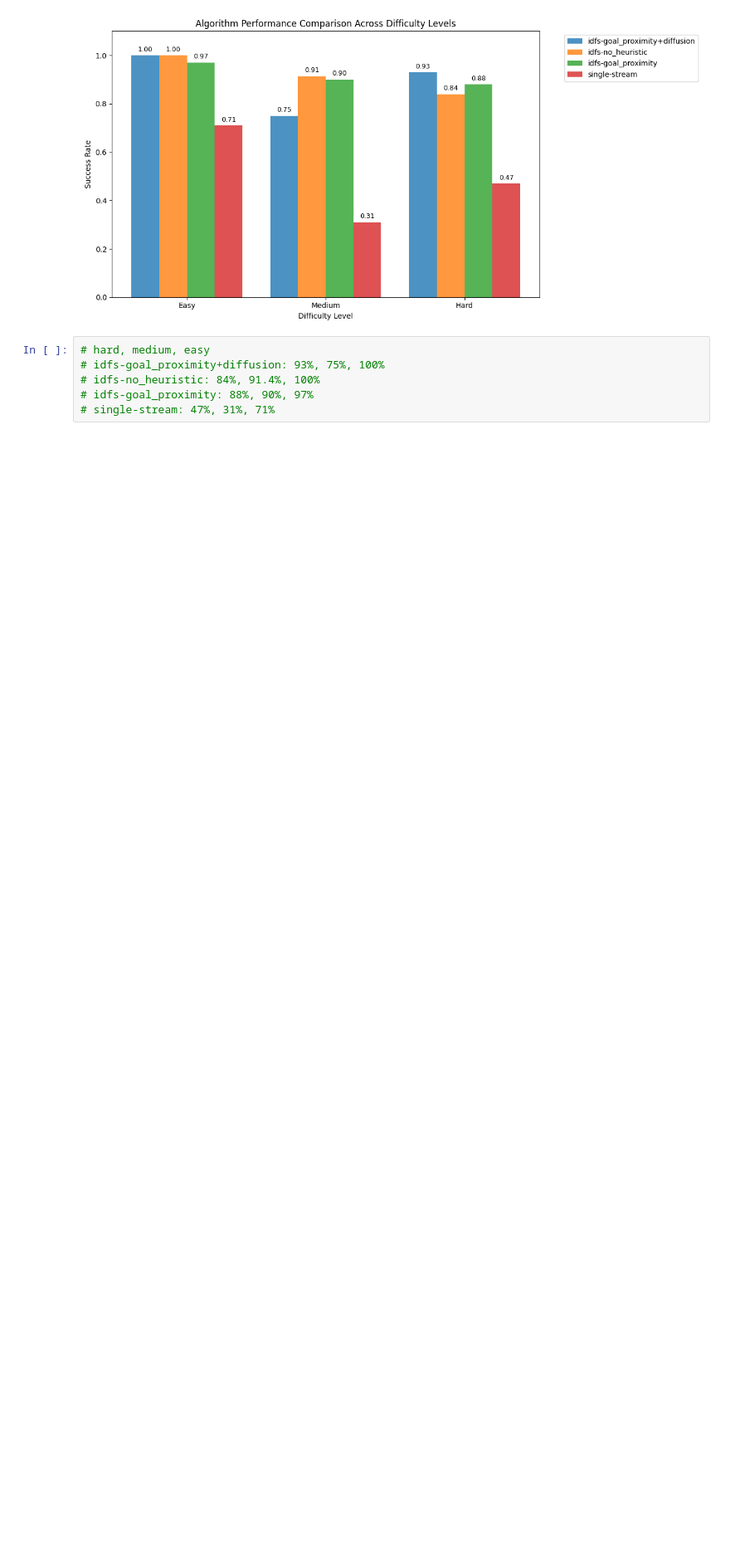
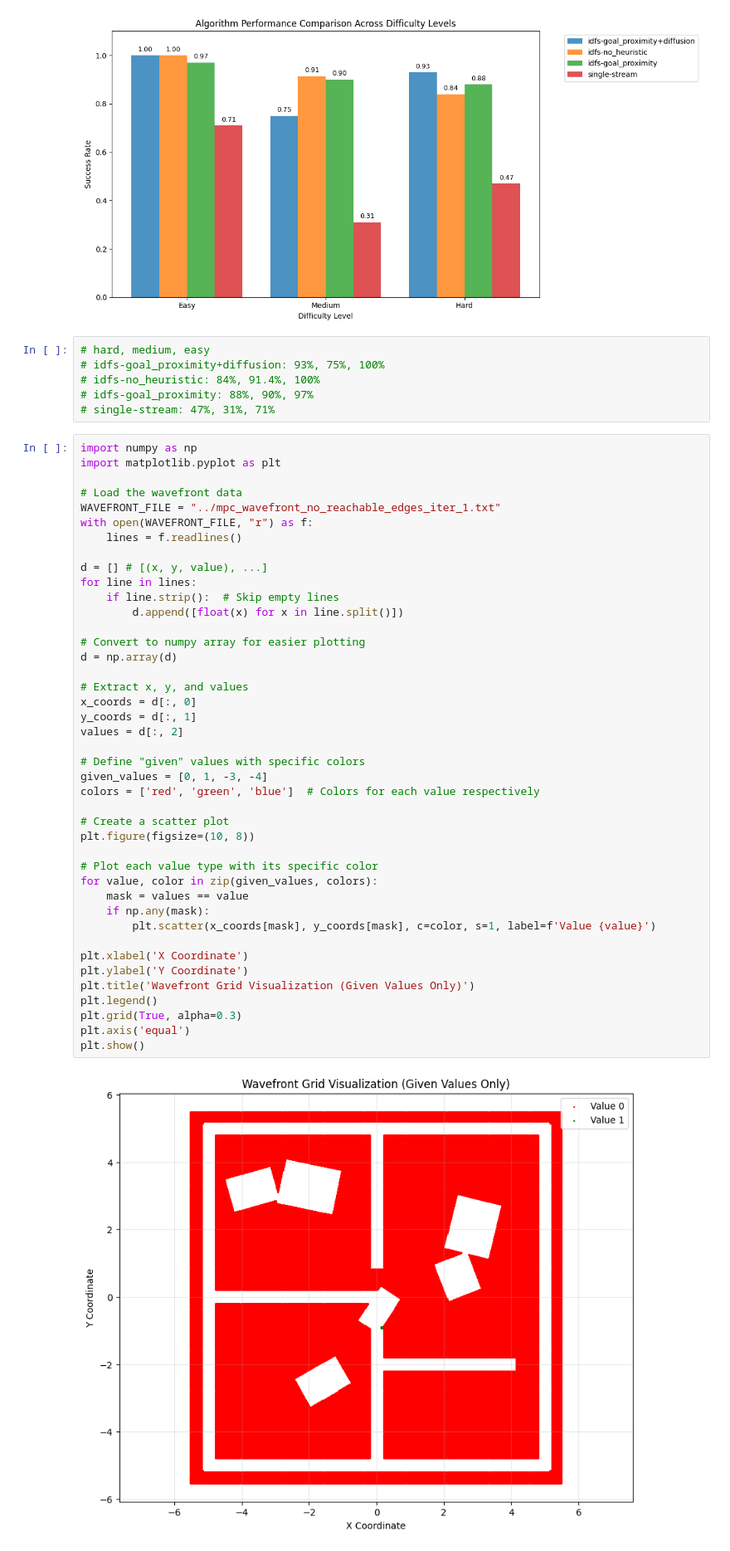
Before and after one commit to dhruvmetha/namo_cpp, a Jupyter notebook: notebooks/data.ipynb, the cells around one changed output. Shown at 83% size. Saved outputs shown, nothing was run; the diff lists cells and outputs as text; blank space fills up the shorter version.

```diff
--- a/notebooks/data.ipynb
+++ b/notebooks/data.ipynb
@@ -781,3 +781,47 @@ plt.show()
 # idfs-no_heuristic: 84%, 91.4%, 100%
 # idfs-goal_proximity: 88%, 90%, 97%
 # single-stream: 47%, 31%, 71%
+# %%
+import numpy as np
+import matplotlib.pyplot as plt
+
+# Load the wavefront data
+WAVEFRONT_FILE = "../mpc_wavefront_no_reachable_edges_iter_1.txt"
+with open(WAVEFRONT_FILE, "r") as f:
+    lines = f.readlines()
+
+d = [] # [(x, y, value), ...]
+for line in lines:
+    if line.strip():  # Skip empty lines
+        d.append([float(x) for x in line.split()])
+
+# Convert to numpy array for easier plotting
+d = np.array(d)
+
+# Extract x, y, and values
+x_coords = d[:, 0]
+y_coords = d[:, 1]
+values = d[:, 2]
+
+# Define "given" values with specific colors
+given_values = [0, 1, -3, -4]
+colors = ['red', 'green', 'blue']  # Colors for each value respectively
+
+# Create a scatter plot
+plt.figure(figsize=(10, 8))
+
+# Plot each value type with its specific color
+for value, color in zip(given_values, colors):
+    mask = values == value
+    if np.any(mask):
+        plt.scatter(x_coords[mask], y_coords[mask], c=color, s=1, label=f'Value {value}')
+
+plt.xlabel('X Coordinate')
+plt.ylabel('Y Coordinate')
+plt.title('Wavefront Grid Visualization (Given Values Only)')
+plt.legend()
+plt.grid(True, alpha=0.3)
+plt.axis('equal')
+plt.show()
+# %% [output]
+[figure, added]
```
Also changed, not shown: 7 other files.
